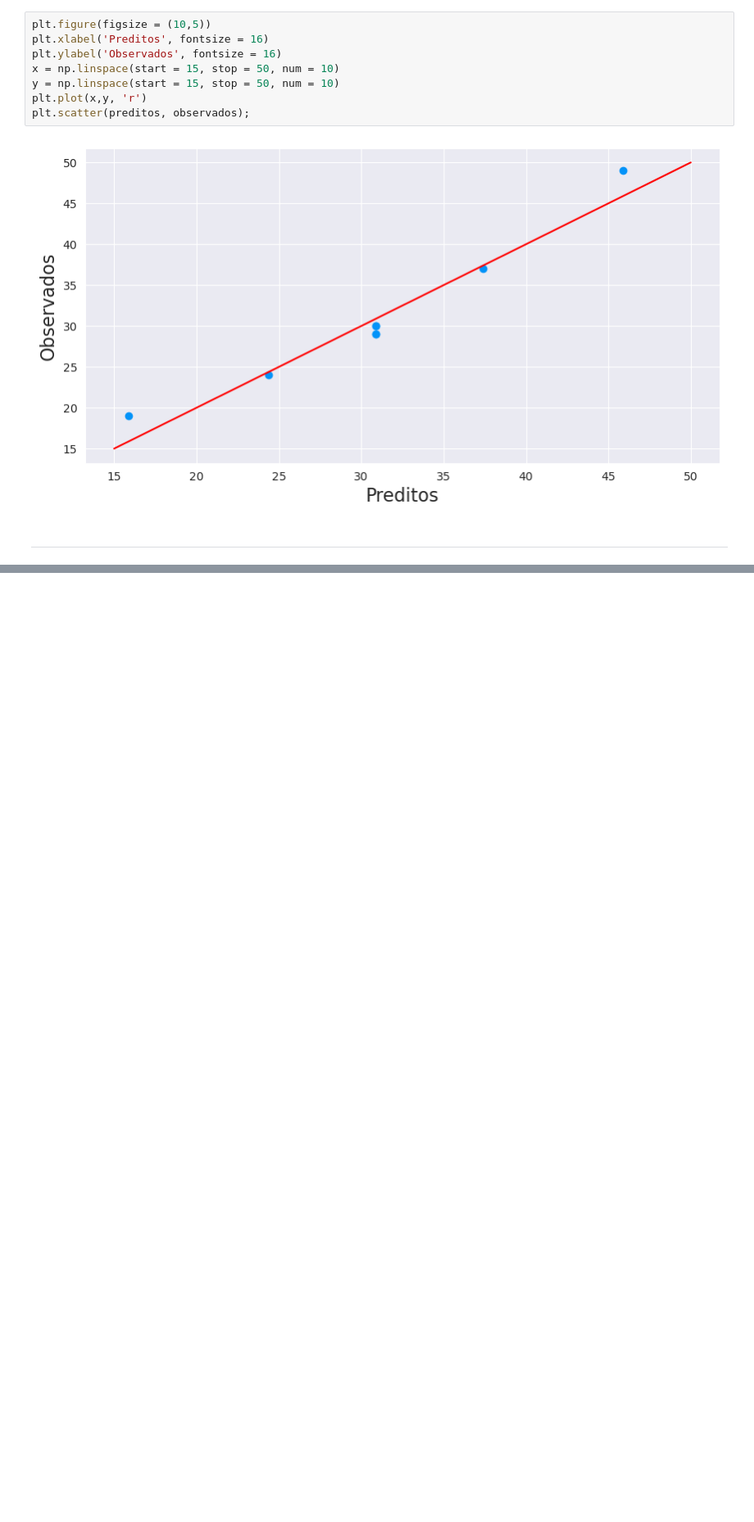
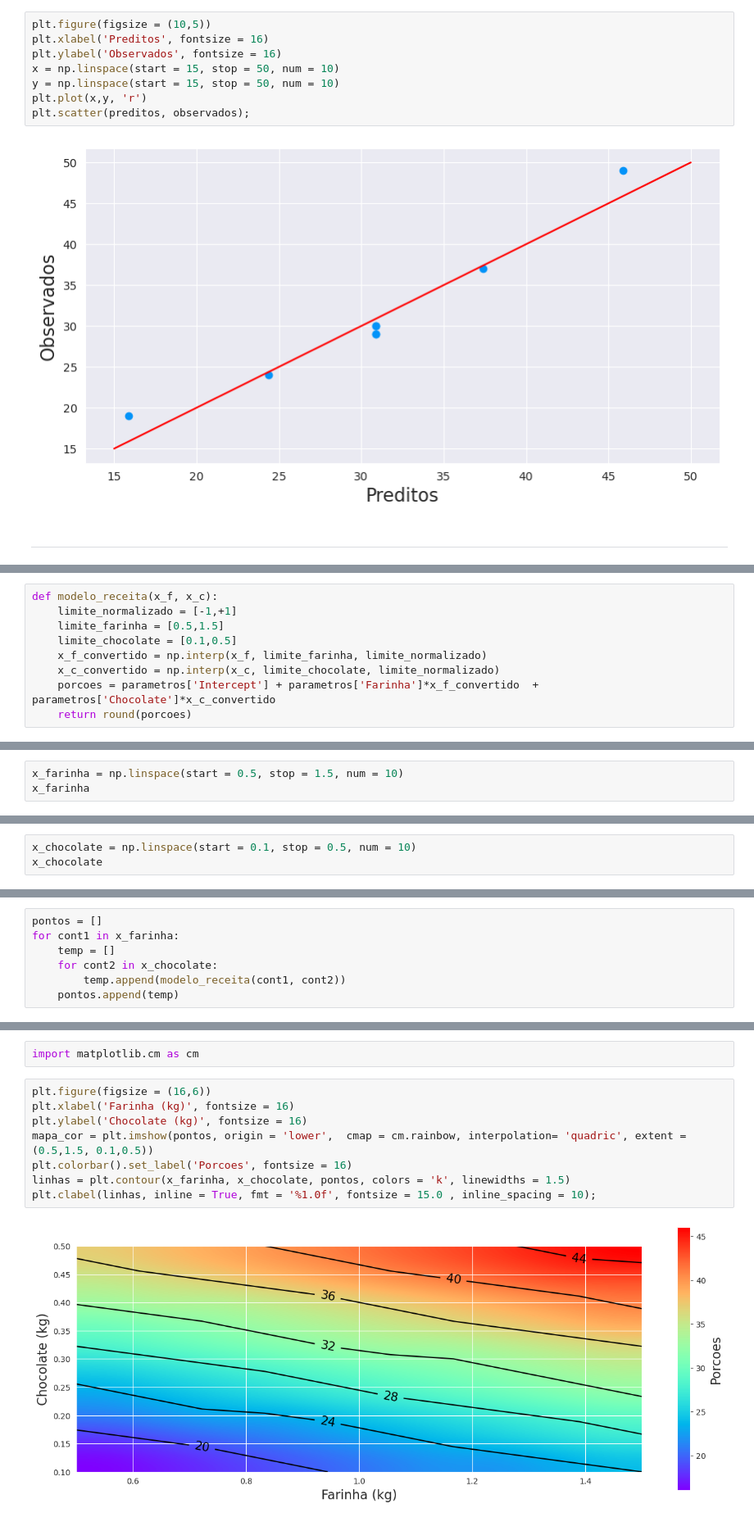
Before and after one commit to faelk8/Machine_Learning, a Jupyter notebook: 05-Estatistica/06-Experiemento.ipynb, the cells around one changed output, grey strips where cells are left out. Shown: that part at 82% size. Cells and saved outputs as stored; diff of their text form; blank space fills up the shorter version.

```diff
--- a/05-Estatistica/06-Experiemento.ipynb
+++ b/05-Estatistica/06-Experiemento.ipynb
@@ -567,0 +527,9 @@ Notes:
+# %%
+def modelo_receita(x_f, x_c):
+    limite_normalizado = [-1,+1]
+    limite_farinha = [0.5,1.5]
+    limite_chocolate = [0.1,0.5]
+    x_f_convertido = np.interp(x_f, limite_farinha, limite_normalizado)
+    x_c_convertido = np.interp(x_c, limite_chocolate, limite_normalizado)
+    porcoes = parametros['Intercept'] + parametros['Farinha']*x_f_convertido  + parametros['Chocolate']*x_c_convertido
+    return round(porcoes)
@@ -567,0 +540,3 @@ Notes:
+# %%
+x_farinha = np.linspace(start = 0.5, stop = 1.5, num = 10)
+x_farinha
@@ -567,0 +546,3 @@ Notes:
+# %%
+x_chocolate = np.linspace(start = 0.1, stop = 0.5, num = 10)
+x_chocolate
@@ -567,0 +552,7 @@ Notes:
+# %%
+pontos = []
+for cont1 in x_farinha:
+    temp = []
+    for cont2 in x_chocolate:
+        temp.append(modelo_receita(cont1, cont2))
+    pontos.append(temp)
@@ -567,0 +572,12 @@ Notes:
+# %%
+import matplotlib.cm as cm
+# %%
+plt.figure(figsize = (16,6))
+plt.xlabel('Farinha (kg)', fontsize = 16)
+plt.ylabel('Chocolate (kg)', fontsize = 16)
+mapa_cor = plt.imshow(pontos, origin = 'lower',  cmap = cm.rainbow, interpolation= 'quadric', extent = (0.5,1.5, 0.1,0.5))
+plt.colorbar().set_label('Porcoes', fontsize = 16)
+linhas = plt.contour(x_farinha, x_chocolate, pontos, colors = 'k', linewidths = 1.5)
+plt.clabel(linhas, inline = True, fmt = '%1.0f', fontsize = 15.0 , inline_spacing = 10);
+# %% [output]
+[figure, added]
```
Also changed, not shown: parts of 22 cells of this notebook.
